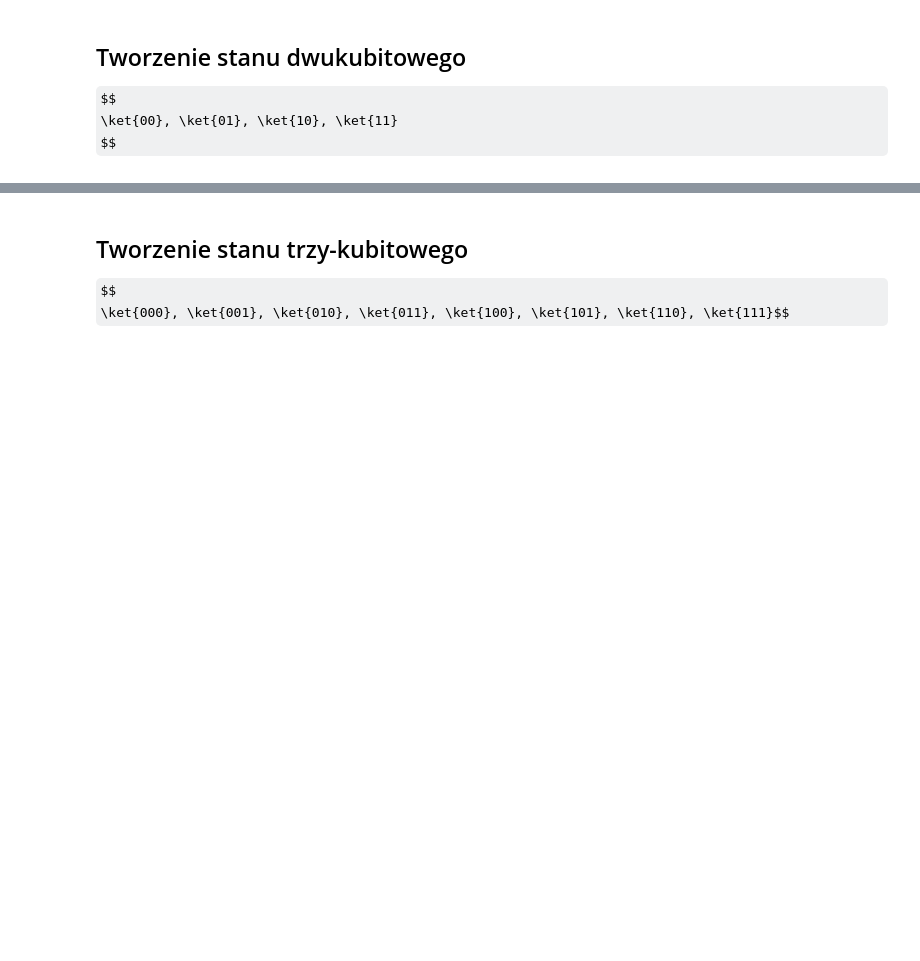
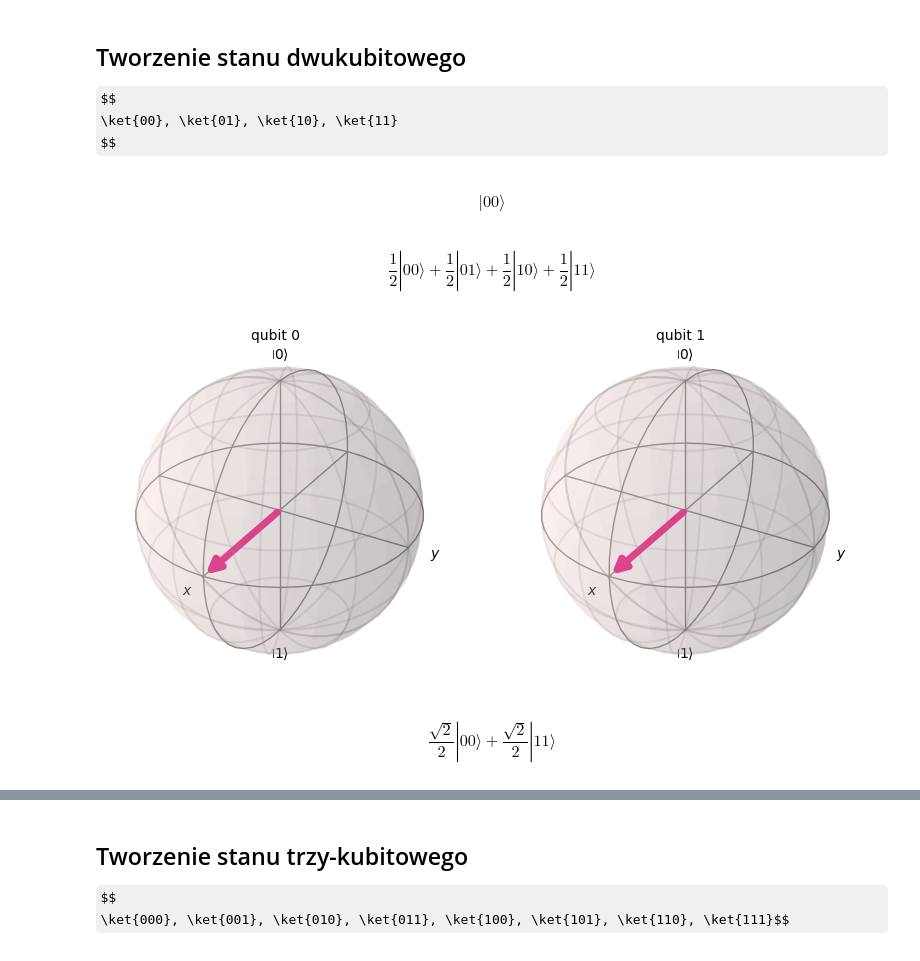
Before and after one commit to sebkaz-teaching/qml2024, a Jupyter notebook: labs/cw1.ipynb, the cells around one changed output, grey strips where cells are left out. Cells and saved outputs as stored; diff of their text form; code cells hidden in the pictures; some formulas as TeX source; blank space fills up the shorter version.

```diff
--- a/labs/cw1.ipynb
+++ b/labs/cw1.ipynb
@@ -191,10 +201,14 @@ state.draw('latex')
+# %%
+qc = QuantumCircuit(2)
+result = Statevector(qc)
+result.draw('latex')
+# %% [output]
+$$ |00\rangle$$
 # %%
-qr = QuantumRegister(2)
-qc = QuantumCircuit(qr)
-qc.h(qr[0])
-qc.h(qr[1])
-backend = Aer.get_backend('statevector_simulator')
-job = execute(qc, backend)
-result = job.result()
-state = result.get_statevector()
-state.draw('latex')
+qc = QuantumCircuit(2)
+qc.h(0)
+qc.h(1)
+result = Statevector(qc)
+result.draw('latex')
+# %% [output]
+$$\frac{1}{2} |00\rangle+\frac{1}{2} |01\rangle+\frac{1}{2} |10\rangle+\frac{1}{2} |11\rangle$$
@@ -204,10 +215,12 @@ plot_bloch_multivector(result.get_statevector())
+# %%
+plot_bloch_multivector(result)
+# %% [output]
+[figure, added]
 # %%
-qr = QuantumRegister(2)
-qc = QuantumCircuit(qr)
-qc.h(qr[0])
+qc = QuantumCircuit(2)
+qc.h(0)
 qc.cx(0,1)
-
-backend = Aer.get_backend('statevector_simulator')
-job = execute(qc, backend)
-result = job.result()
-state = result.get_statevector()
+result = Statevector(qc)
+result.draw('latex')
+# %% [output]
+$$\frac{\sqrt{2}}{2} |00\rangle+\frac{\sqrt{2}}{2} |11\rangle$$
```
Also changed, not shown: parts of 27 cells of this notebook, 50 other files.
